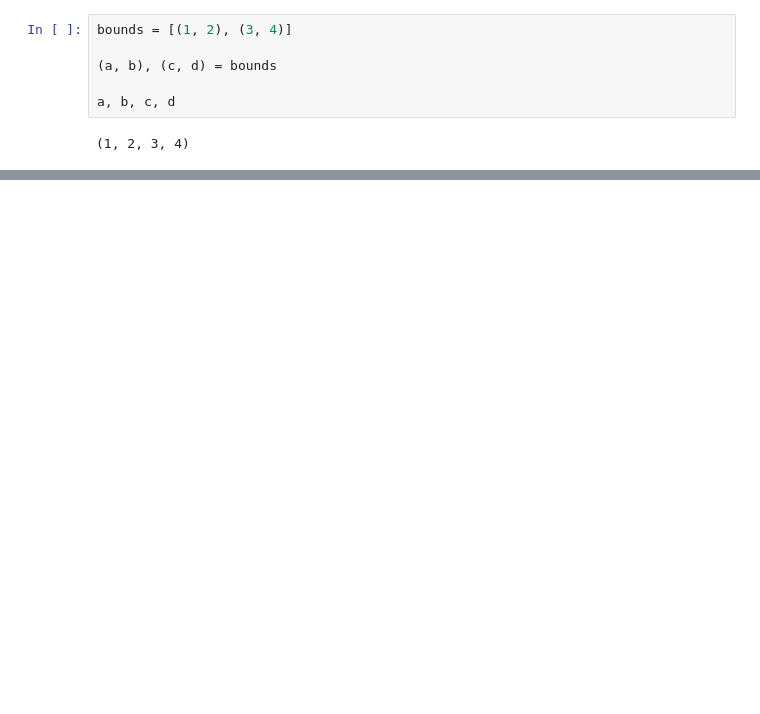
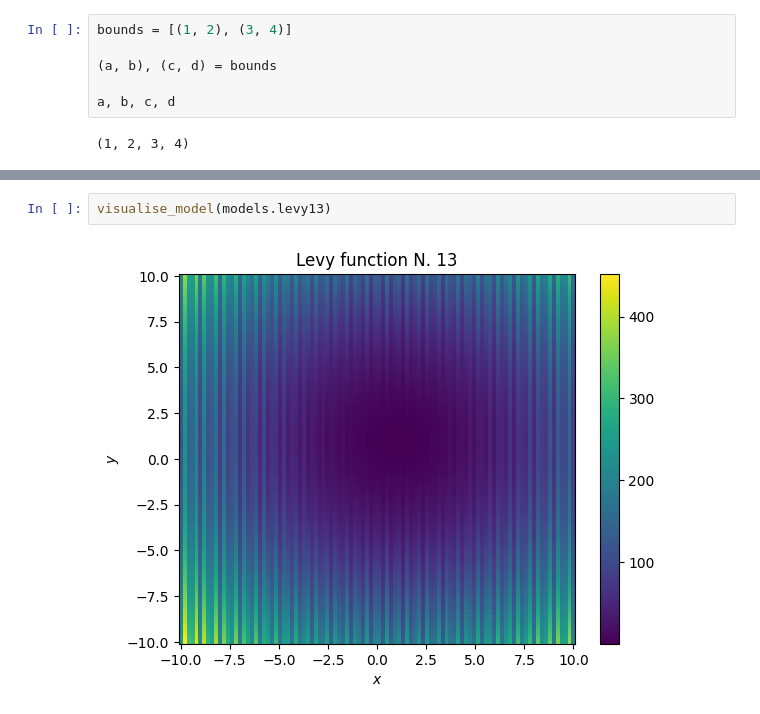
Before and after one commit to Rraanto/gaussian_processes, a Jupyter notebook: notebook_models.ipynb, the cells around one changed output, grey strips where cells are left out. Cells and saved outputs as stored; diff of their text form; blank space fills up the shorter version.

```diff
--- a/notebook_models.ipynb
+++ b/notebook_models.ipynb
@@ -58,0 +56,4 @@ visualise_model(models.rosenbrock)
+# %%
+visualise_model(models.levy13)
+# %% [output]
+[figure, added]
```
Also changed, not shown: parts of 9 cells of this notebook, 9 other files.
